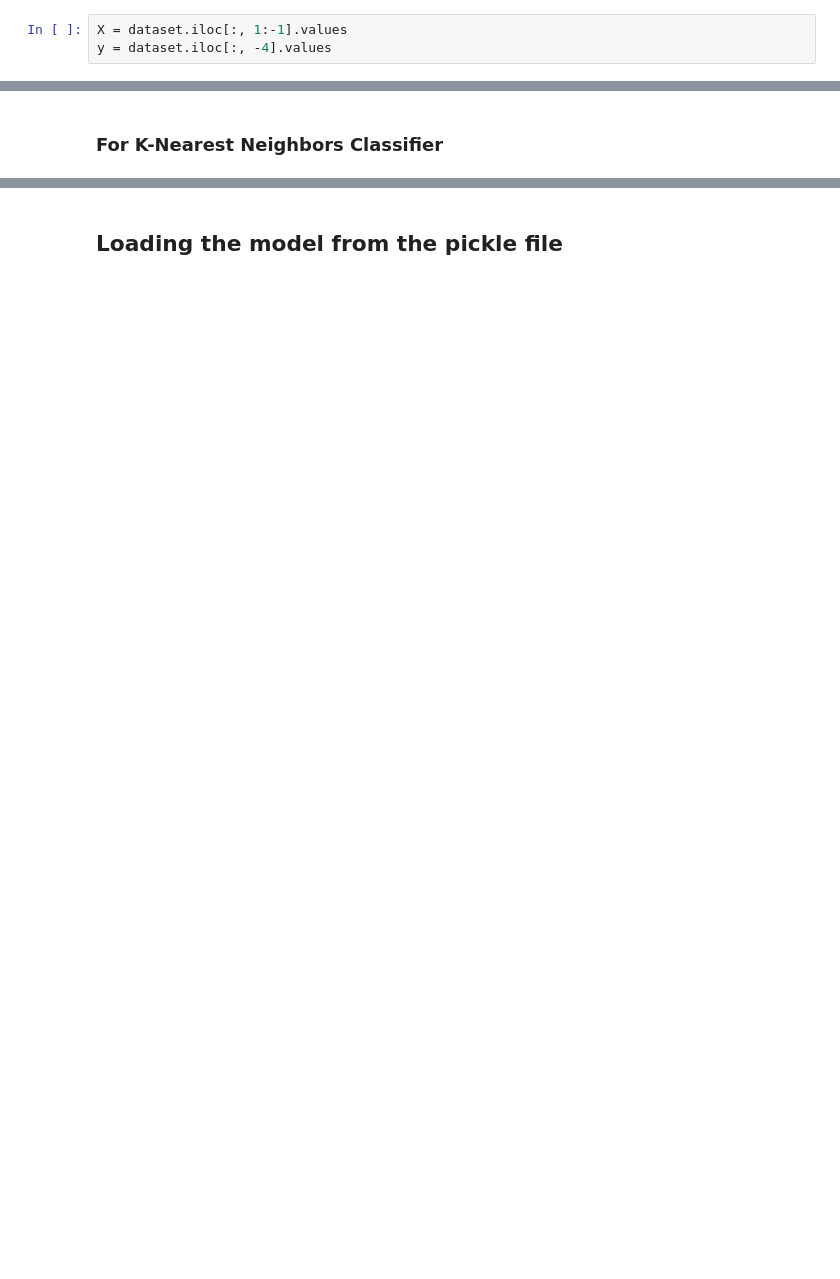
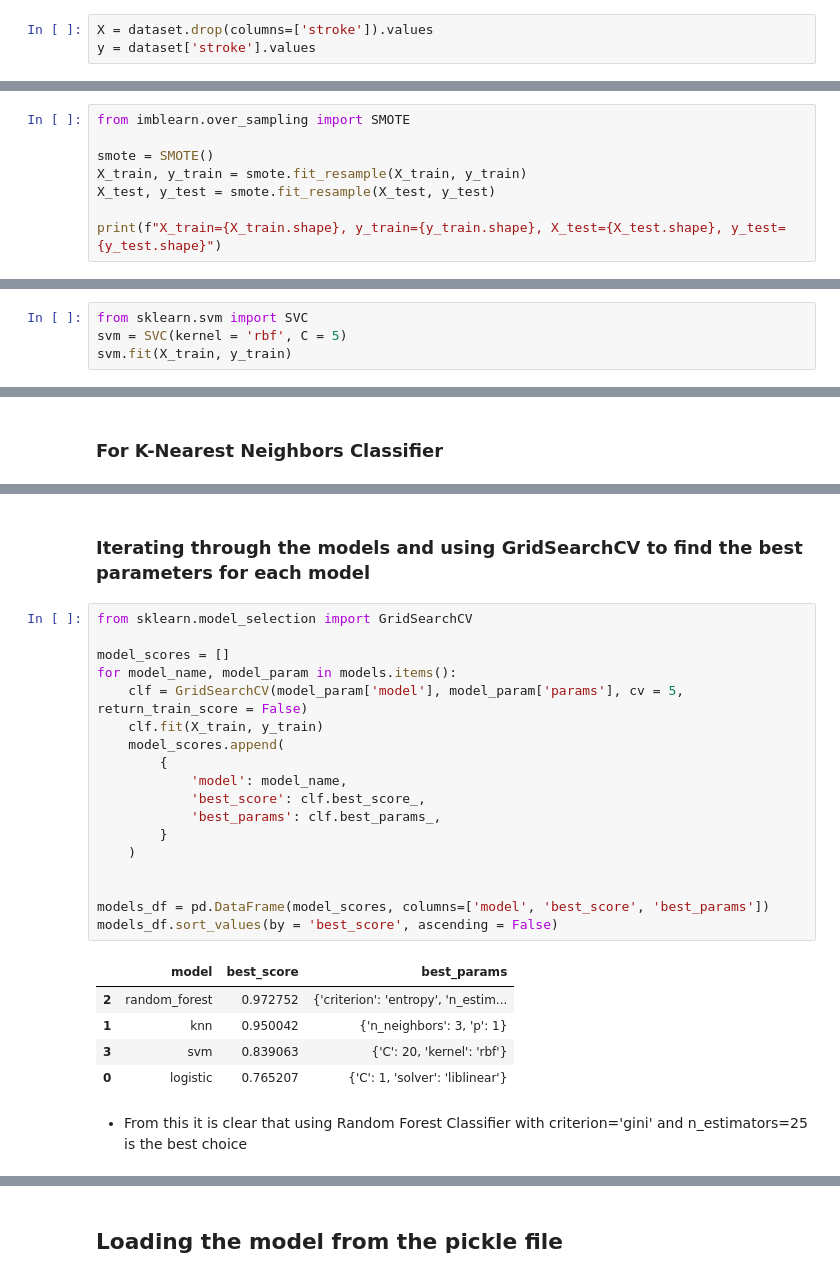
Before and after one commit to akshay-diwadkar/DAX-DS-Assignment-2023-Akshay_Diwadkar, a Jupyter notebook: Machine_Learning/machine_learning.ipynb, the cells around one changed output, grey strips where cells are left out. Saved outputs shown, nothing was run; the diff lists cells and outputs as text; blank space fills up the shorter version.

```diff
--- a/Machine_Learning/machine_learning.ipynb
+++ b/Machine_Learning/machine_learning.ipynb
@@ -32,8 +32,8 @@ dataset
 # %% [markdown]
 ## Dependent and Independent sets
 # %%
-X = dataset.iloc[:, 1:-1].values
-y = dataset.iloc[:, -4].values
+X = dataset.drop(columns=['stroke']).values
+y = dataset['stroke'].values
 # %% [markdown]
 ## Splitting the dataset into training and testing sets
 # %%
@@ -41,0 +44,8 @@ X_train, X_test, y_train, y_test = train_test_split(X, y, test_size = 0.4, rando
+# %%
+from imblearn.over_sampling import SMOTE
+
+smote = SMOTE()
+X_train, y_train = smote.fit_resample(X_train, y_train)
+X_test, y_test = smote.fit_resample(X_test, y_test)
+
+print(f"X_train={X_train.shape}, y_train={y_train.shape}, X_test={X_test.shape}, y_test={y_test.shape}")
@@ -65,0 +80,4 @@ RandomForestClassifier(criterion='entropy', n_estimators=10, random_state=0)
+# %%
+from sklearn.svm import SVC
+svm = SVC(kernel = 'rbf', C = 5)
+svm.fit(X_train, y_train)
@@ -181,0 +272,28 @@ Mean accuracy: 1.0
+# %% [markdown]
+### Iterating through the models and using GridSearchCV to find the best parameters for each model
+# %%
+from sklearn.model_selection import GridSearchCV
+
+model_scores = []
+for model_name, model_param in models.items():
+    clf = GridSearchCV(model_param['model'], model_param['params'], cv = 5, return_train_score = False)
+    clf.fit(X_train, y_train)
+    model_scores.append(
+        {
+            'model': model_name,
+            'best_score': clf.best_score_,
+            'best_params': clf.best_params_,
+        }
+    )
+
+
+models_df = pd.DataFrame(model_scores, columns=['model', 'best_score', 'best_params'])
+models_df.sort_values(by = 'best_score', ascending = False)
+# %% [output]
+|  | model | best_score | best_params |
+| 2 | random_forest | 0.972752 | {'criterion': 'entropy', 'n_estim... |
+| 1 | knn | 0.950042 | {'n_neighbors': 3, 'p': 1} |
+| 3 | svm | 0.839063 | {'C': 20, 'kernel': 'rbf'} |
+| 0 | logistic | 0.765207 | {'C': 1, 'solver': 'liblinear'} |
+# %% [markdown]
+- From this it is clear that using Random Forest Classifier with criterion='gini' and n_estimators=25 is the best choice
```
Also changed, not shown: parts of 32 cells of this notebook, 7 other files.
